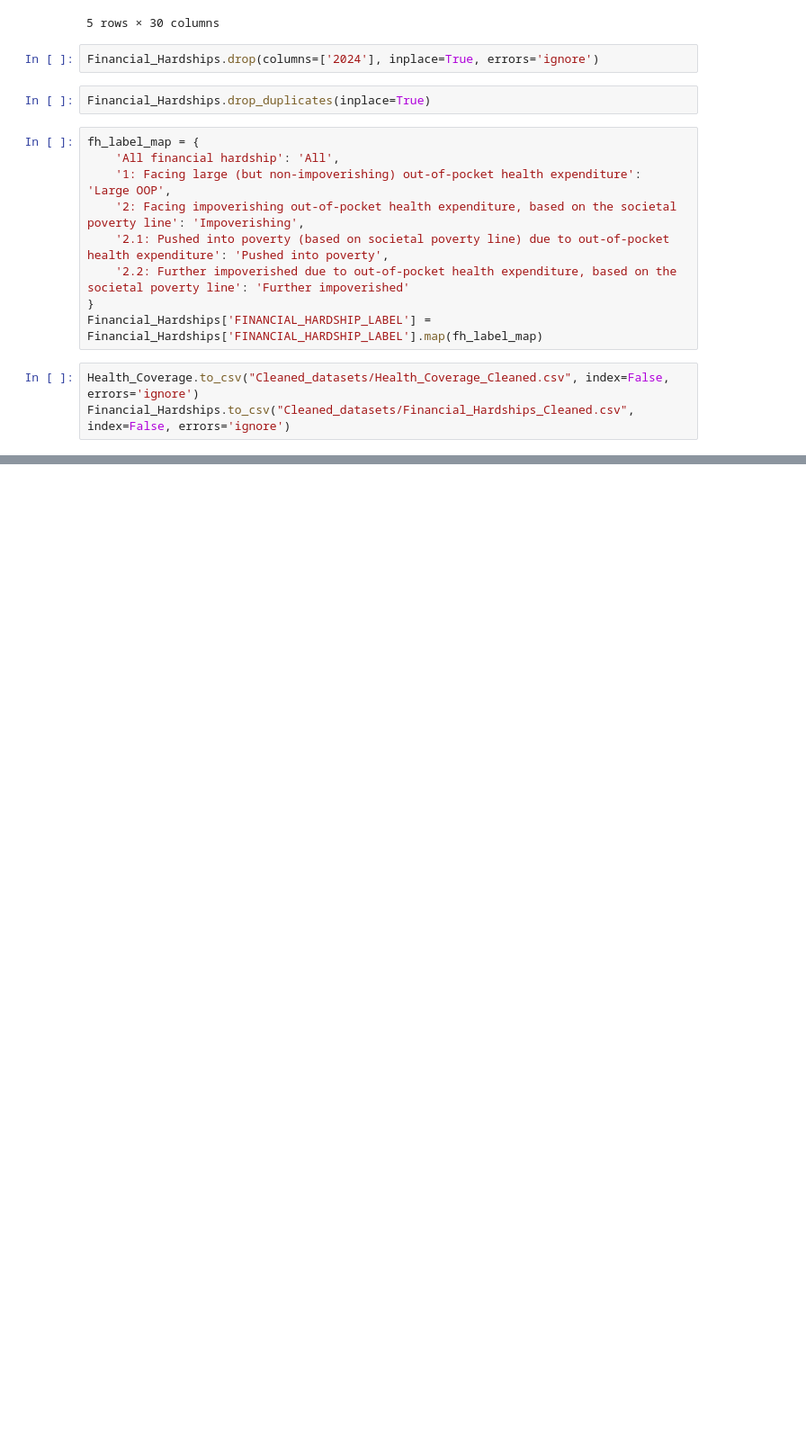
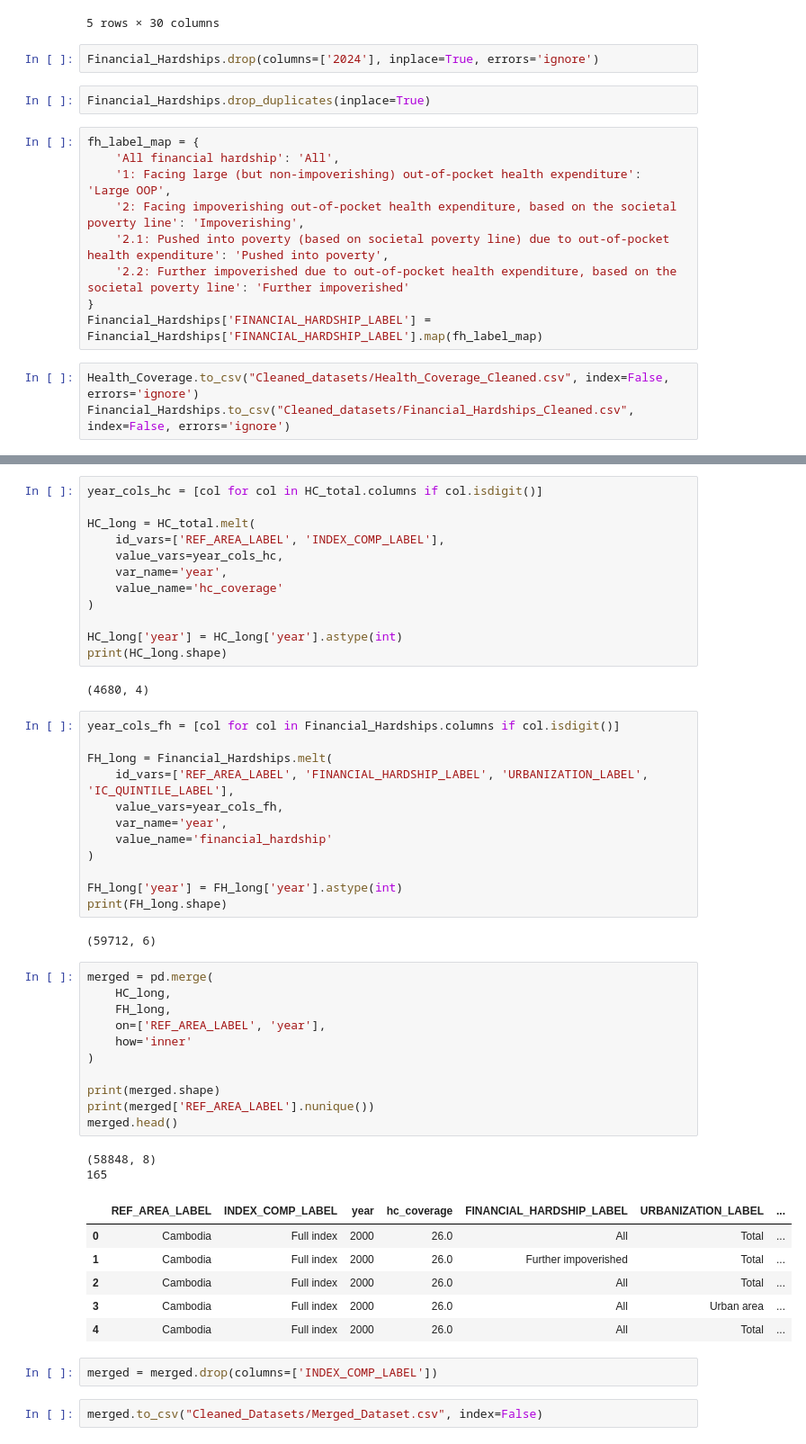
Before and after one commit to deelux-2468/Individual-_CW_DSPLC-IIT, a Jupyter notebook: Clean_Dataset.ipynb, the cells around one changed output, grey strips where cells are left out. Shown at 90% size. Cells and saved outputs as stored; diff of their text form; blank space fills up the shorter version.

Commit message:
Replace individual cleaned datasets with merged long format dataset

```diff
--- a/Clean_Dataset.ipynb
+++ b/Clean_Dataset.ipynb
@@ -363,0 +418,52 @@ Financial_Hardships.to_csv("Cleaned_datasets/Financial_Hardships_Cleaned.csv", i
+# %%
+year_cols_hc = [col for col in HC_total.columns if col.isdigit()]
+
+HC_long = HC_total.melt(
+    id_vars=['REF_AREA_LABEL', 'INDEX_COMP_LABEL'],
+    value_vars=year_cols_hc,
+    var_name='year',
+    value_name='hc_coverage'
+)
+
+HC_long['year'] = HC_long['year'].astype(int)
+print(HC_long.shape)
+# %% [output]
+(4680, 4)
+# %%
+year_cols_fh = [col for col in Financial_Hardships.columns if col.isdigit()]
+
+FH_long = Financial_Hardships.melt(
+    id_vars=['REF_AREA_LABEL', 'FINANCIAL_HARDSHIP_LABEL', 'URBANIZATION_LABEL', 'IC_QUINTILE_LABEL'],
+    value_vars=year_cols_fh,
+    var_name='year',
+    value_name='financial_hardship'
+)
+
+FH_long['year'] = FH_long['year'].astype(int)
+print(FH_long.shape)
+# %% [output]
+(59712, 6)
+# %%
+merged = pd.merge(
+    HC_long,
+    FH_long,
+    on=['REF_AREA_LABEL', 'year'],
+    how='inner'
+)
+
+print(merged.shape)
+print(merged['REF_AREA_LABEL'].nunique())
+merged.head()
+# %% [output]
+(58848, 8)
+165
+|  | REF_AREA_LABEL | INDEX_COMP_LABEL | year | hc_coverage | FINANCIAL_HARDSHIP_LABEL | URBANIZATION_LABEL | ... |
+| 0 | Cambodia | Full index | 2000 | 26.0 | All | Total | ... |
+| 1 | Cambodia | Full index | 2000 | 26.0 | Further impoverished | Total | ... |
+| 2 | Cambodia | Full index | 2000 | 26.0 | All | Total | ... |
+| 3 | Cambodia | Full index | 2000 | 26.0 | All | Urban area | ... |
+| 4 | Cambodia | Full index | 2000 | 26.0 | All | Total | ... |
+# %%
+merged = merged.drop(columns=['INDEX_COMP_LABEL'])
+# %%
+merged.to_csv("Cleaned_Datasets/Merged_Dataset.csv", index=False)
```
Also changed, not shown: parts of 6 cells of this notebook, 3 other files.
